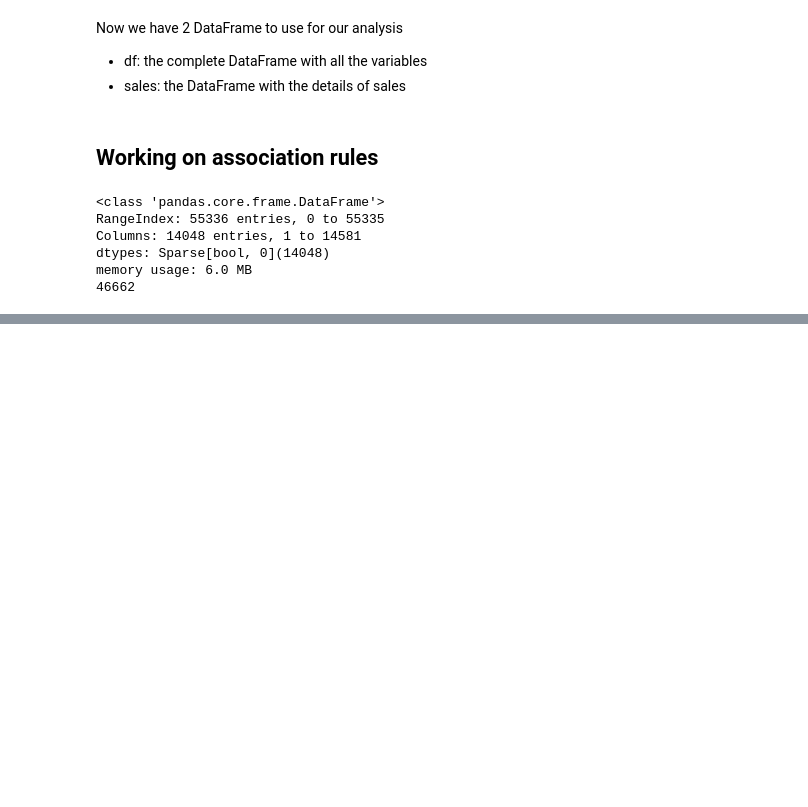
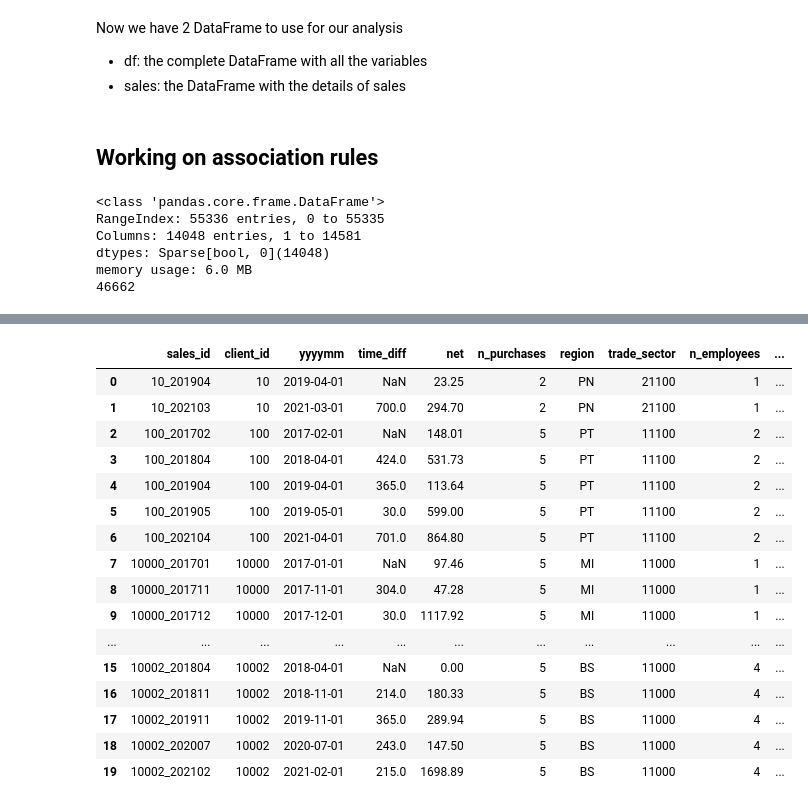
Before and after one commit to helenabdr/CRM-ReactivationML, a Jupyter notebook: Reactivation.ipynb, the cells around one changed output, grey strips where cells are left out. Cells and saved outputs as stored; diff of their text form; code cells hidden in the pictures; blank space fills up the shorter version.

```diff
--- a/Reactivation.ipynb
+++ b/Reactivation.ipynb
@@ -393,0 +422,20 @@ We have a total of 46662 rules
+# %%
+sales.head(20)
+# %% [output]
+|  | sales_id | client_id | yyyymm | time_diff | net | n_purchases | region | trade_sector | n_employees | ... |
+| 0 | 10_201904 | 10 | 2019-04-01 | NaN | 23.25 | 2 | PN | 21100 | 1 | ... |
+| 1 | 10_202103 | 10 | 2021-03-01 | 700.0 | 294.70 | 2 | PN | 21100 | 1 | ... |
+| 2 | 100_201702 | 100 | 2017-02-01 | NaN | 148.01 | 5 | PT | 11100 | 2 | ... |
+| 3 | 100_201804 | 100 | 2018-04-01 | 424.0 | 531.73 | 5 | PT | 11100 | 2 | ... |
+| 4 | 100_201904 | 100 | 2019-04-01 | 365.0 | 113.64 | 5 | PT | 11100 | 2 | ... |
+| 5 | 100_201905 | 100 | 2019-05-01 | 30.0 | 599.00 | 5 | PT | 11100 | 2 | ... |
+| 6 | 100_202104 | 100 | 2021-04-01 | 701.0 | 864.80 | 5 | PT | 11100 | 2 | ... |
+| 7 | 10000_201701 | 10000 | 2017-01-01 | NaN | 97.46 | 5 | MI | 11000 | 1 | ... |
+| 8 | 10000_201711 | 10000 | 2017-11-01 | 304.0 | 47.28 | 5 | MI | 11000 | 1 | ... |
+| 9 | 10000_201712 | 10000 | 2017-12-01 | 30.0 | 1117.92 | 5 | MI | 11000 | 1 | ... |
+| ... | ... | ... | ... | ... | ... | ... | ... | ... | ... | ... |
+| 15 | 10002_201804 | 10002 | 2018-04-01 | NaN | 0.00 | 5 | BS | 11000 | 4 | ... |
+| 16 | 10002_201811 | 10002 | 2018-11-01 | 214.0 | 180.33 | 5 | BS | 11000 | 4 | ... |
+| 17 | 10002_201911 | 10002 | 2019-11-01 | 365.0 | 289.94 | 5 | BS | 11000 | 4 | ... |
+| 18 | 10002_202007 | 10002 | 2020-07-01 | 243.0 | 147.50 | 5 | BS | 11000 | 4 | ... |
+| 19 | 10002_202102 | 10002 | 2021-02-01 | 215.0 | 1698.89 | 5 | BS | 11000 | 4 | ... |
```
Also changed, not shown: parts of 6 cells of this notebook.
